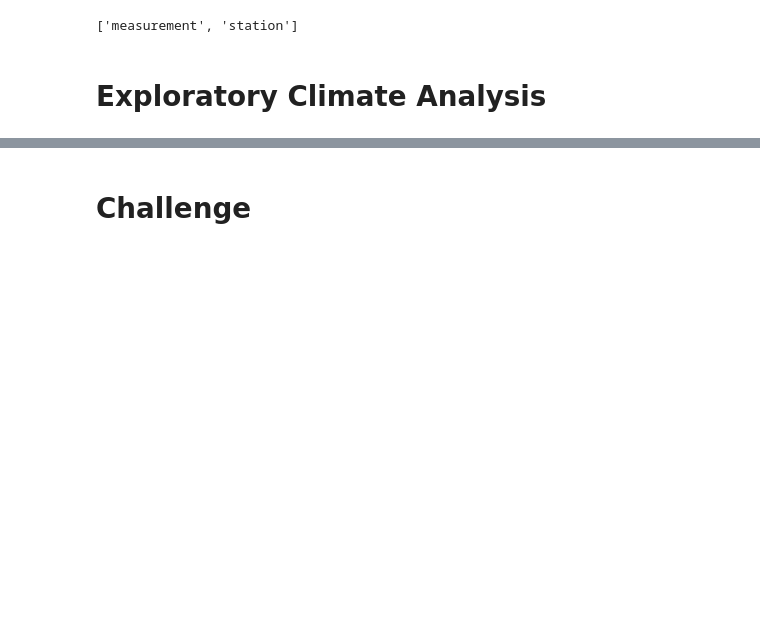
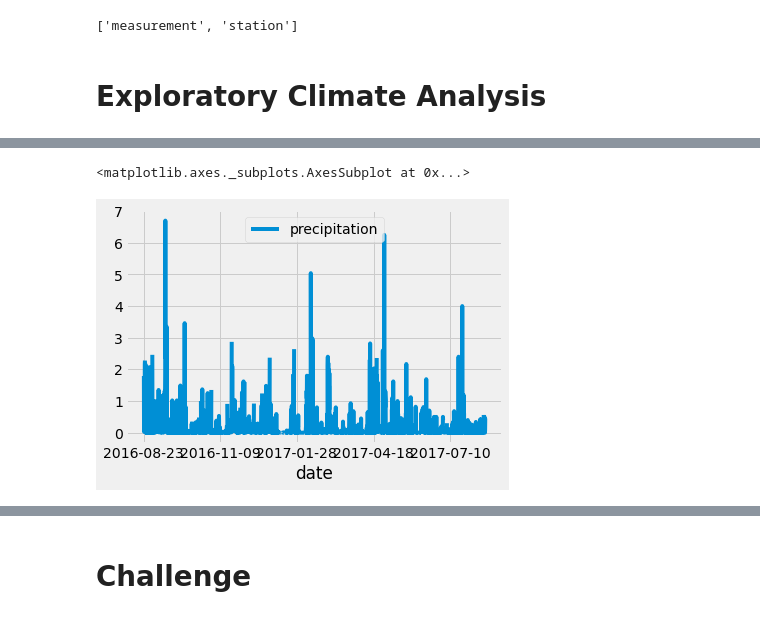
Before and after one commit to ines-tb/surfs_up-analysis, a Jupyter notebook: climate_analysis.ipynb, the cells around one changed output, grey strips where cells are left out. Cells and saved outputs as stored; diff of their text form; code cells hidden in the pictures; blank space fills up the shorter version.

Commit message:
Precipitation Analysis

```diff
--- a/climate_analysis.ipynb
+++ b/climate_analysis.ipynb
@@ -52,0 +56,4 @@ session = Session(engine)
+# %%
+# Filter the data to select only data since the prev year. all() will convert the output to a list
+results = session.query(Measurement.date, Measurement.prcp).filter(Measurement.date >= prevYear).all()
+print(results)
@@ -52,0 +62,5 @@ session = Session(engine)
+# %%
+# Save the query results as a Pandas DataFrame and set the index to the date column
+# ------------------------------------------------------------------------------------
+df = pd.DataFrame(results, columns=["date","precipitation"])
+print(df.head())
@@ -52,0 +74,4 @@ session = Session(engine)
+# %%
+# inplace = True will make the changes over the existing dataframe, it will not create a new one
+df.set_index(df["date"],inplace=True)
+print(df.head())
@@ -52,0 +107,5 @@ session = Session(engine)
+# %%
+# Sort the dataframe by date
+# ------------------------------
+df = df.sort_index()
+print(df.to_string(index=False))
@@ -53,2 +130,10 @@ session = Session(engine)
+# %%
+# Use Pandas Plotting with Matplotlib to plot the data
+# ------------------------------------------------------
+# Plot shows total precipitation per day
+df.plot()
+# %% [output]
+<matplotlib.axes._subplots.AxesSubplot at 0x...>
+[figure, added]
 # %%
 # Use Pandas to calcualte the summary statistics for the precipitation data
```
Also changed, not shown: parts of 7 cells of this notebook.
